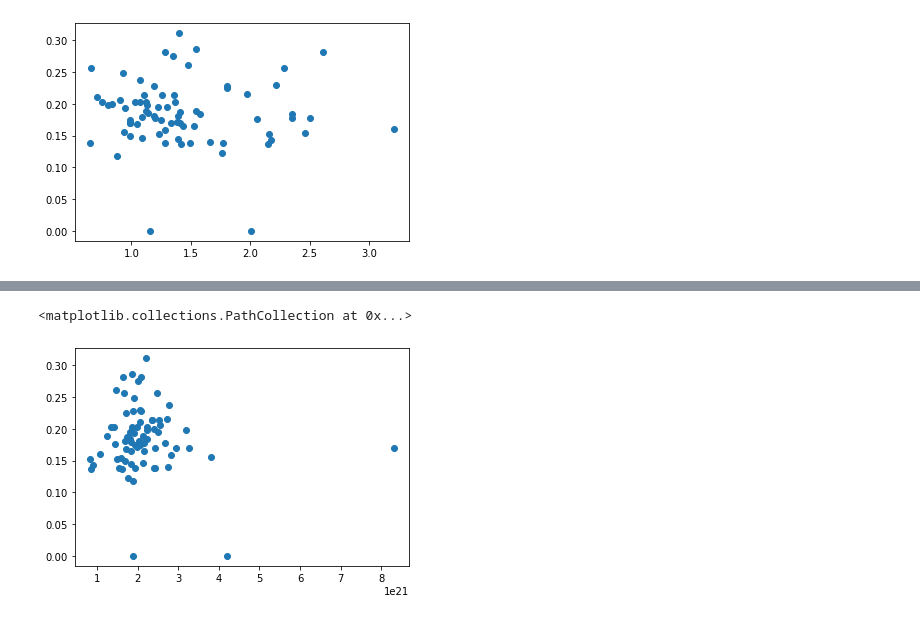
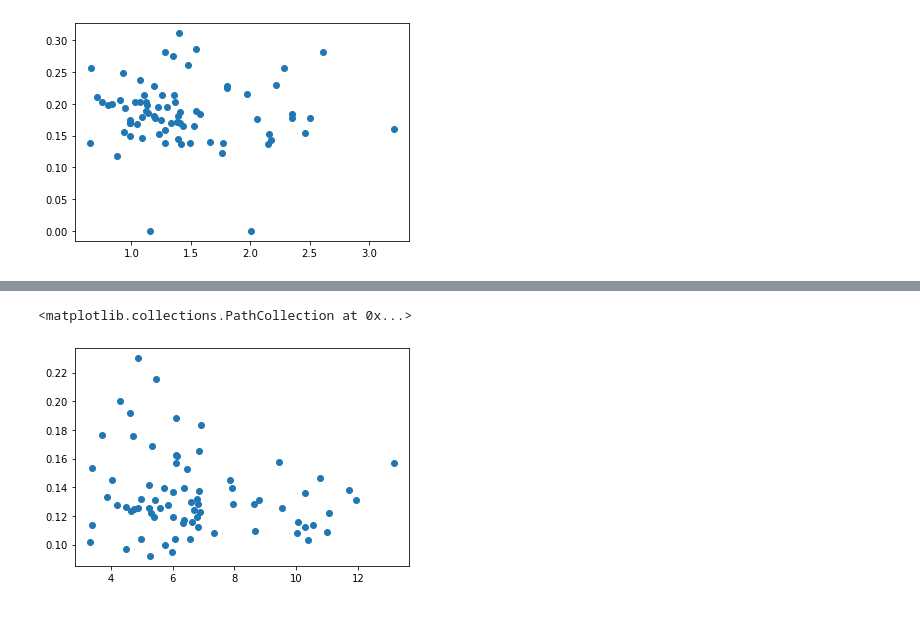
Before and after one commit to drvdputt/dust_fuse_h2, a Jupyter notebook: h2-details.ipynb, the cells around one changed output, grey strips where cells are left out. Drawn from its saved outputs; the diff is of its cells as text; code cells hidden in the pictures.

```diff
--- a/h2-details.ipynb
+++ b/h2-details.ipynb
@@ -212,5 +191,0 @@ plt.scatter(data['NH_AV'], t13)
-# %%
-plt.scatter(data['NH_AV'], t35)
-# %% [output]
-<matplotlib.collections.PathCollection at 0x...>
-[figure, removed]
@@ -216,0 +194,5 @@ plt.scatter(data['NH_AV'], t35)
+# %%
+plt.scatter(data['A1000'], t13)
+# %% [output]
+<matplotlib.collections.PathCollection at 0x...>
+[figure, added]
```
Also changed, not shown: parts of 9 cells of this notebook, 3 other files.
